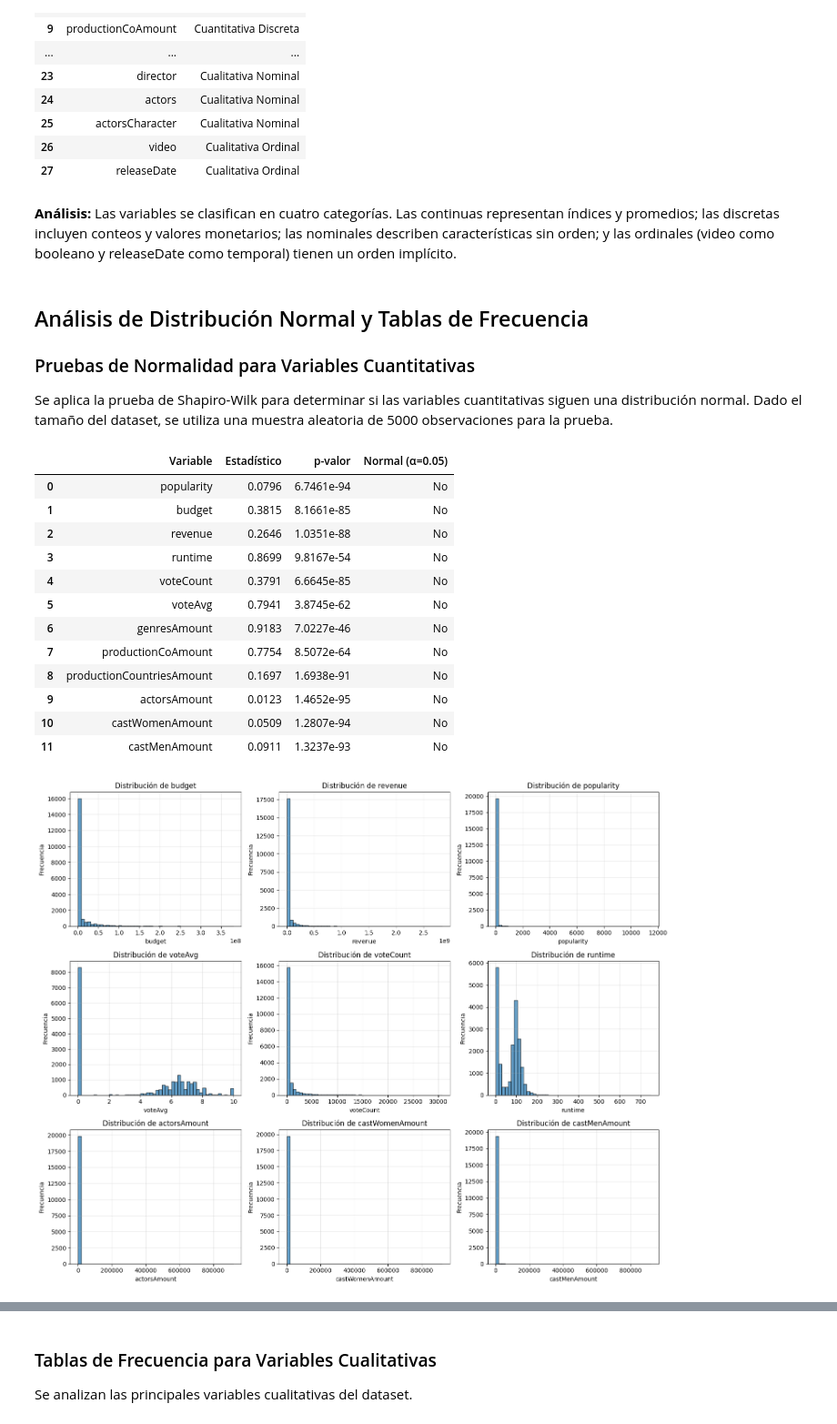
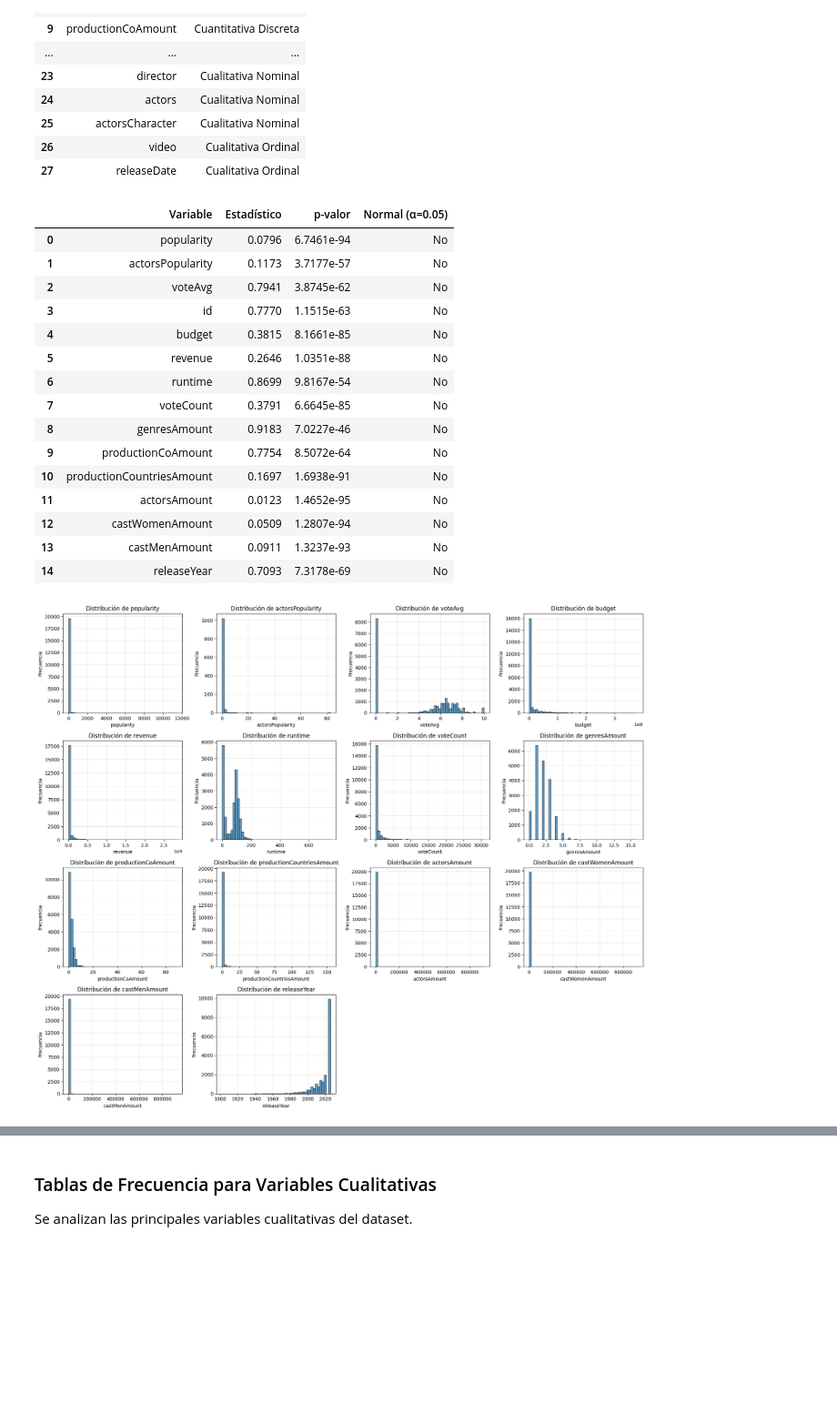
Before and after one commit to nicoCT04/lab-01-md, a Jupyter notebook: lab-1.ipynb, the cells around one changed output, grey strips where cells are left out. Shown at 91% size. Drawn from its saved outputs; the diff is of its cells as text; code cells hidden in the pictures; blank space fills up the shorter version.

Commit message:
Ampliacion de analisis estadistico para todas las variables cuantitativas

```diff
--- a/lab-1.ipynb
+++ b/lab-1.ipynb
@@ -175,19 +173,15 @@ display(clasificacion_df)
 | 25 | actorsCharacter | Cualitativa Nominal |
 | 26 | video | Cualitativa Ordinal |
 | 27 | releaseDate | Cualitativa Ordinal |
-# %% [markdown]
-**Análisis:** Las variables se clasifican en cuatro categorías. Las continuas representan índices y promedios; las discretas incluyen conteos y valores monetarios; las nominales describen características sin orden; y las ordinales (video como booleano y releaseDate como temporal) tienen un orden implícito.
-# %% [markdown]
-## Análisis de Distribución Normal y Tablas de Frecuencia
-
-### Pruebas de Normalidad para Variables Cuantitativas
-
-Se aplica la prueba de Shapiro-Wilk para determinar si las variables cuantitativas siguen una distribución normal. Dado el tamaño del dataset, se utiliza una muestra aleatoria de 5000 observaciones para la prueba.
 # %%
-# Variables cuantitativas para prueba de normalidad (solo numéricas)
-vars_cuantitativas = ['popularity', 'budget', 'revenue', 'runtime', 'voteCount',
-                      'voteAvg', 'genresAmount', 'productionCoAmount',
-                      'productionCountriesAmount', 'actorsAmount', 'castWomenAmount', 'castMenAmount']
+# Variables cuantitativas para prueba de normalidad (TODAS: continuas + discretas)
+# Continuas: popularity, actorsPopularity, voteAvg
+# Discretas: id, budget, revenue, runtime, voteCount, genresAmount, productionCoAmount,
+#            productionCountriesAmount, actorsAmount, castWomenAmount, castMenAmount, releaseYear
+vars_cuantitativas = ['popularity', 'actorsPopularity', 'voteAvg',  # Continuas
+                      'id', 'budget', 'revenue', 'runtime', 'voteCount',  # Discretas
+                      'genresAmount', 'productionCoAmount', 'productionCountriesAmount',
+                      'actorsAmount', 'castWomenAmount', 'castMenAmount', 'releaseYear']
 
 # Prueba de normalidad con muestra aleatoria
 resultados_normalidad = []
@@ -217,34 +211,44 @@ display(normalidad_df)
 # %% [output]
 |  | Variable | Estadístico | p-valor | Normal (α=0.05) |
 | 0 | popularity | 0.0796 | 6.7461e-94 | No |
-| 1 | budget | 0.3815 | 8.1661e-85 | No |
-| 2 | revenue | 0.2646 | 1.0351e-88 | No |
-| 3 | runtime | 0.8699 | 9.8167e-54 | No |
-| 4 | voteCount | 0.3791 | 6.6645e-85 | No |
-| 5 | voteAvg | 0.7941 | 3.8745e-62 | No |
-| 6 | genresAmount | 0.9183 | 7.0227e-46 | No |
-| 7 | productionCoAmount | 0.7754 | 8.5072e-64 | No |
-| 8 | productionCountriesAmount | 0.1697 | 1.6938e-91 | No |
-| 9 | actorsAmount | 0.0123 | 1.4652e-95 | No |
-| 10 | castWomenAmount | 0.0509 | 1.2807e-94 | No |
-| 11 | castMenAmount | 0.0911 | 1.3237e-93 | No |
+| 1 | actorsPopularity | 0.1173 | 3.7177e-57 | No |
+| 2 | voteAvg | 0.7941 | 3.8745e-62 | No |
+| 3 | id | 0.7770 | 1.1515e-63 | No |
+| 4 | budget | 0.3815 | 8.1661e-85 | No |
+| 5 | revenue | 0.2646 | 1.0351e-88 | No |
+| 6 | runtime | 0.8699 | 9.8167e-54 | No |
+| 7 | voteCount | 0.3791 | 6.6645e-85 | No |
+| 8 | genresAmount | 0.9183 | 7.0227e-46 | No |
+| 9 | productionCoAmount | 0.7754 | 8.5072e-64 | No |
+| 10 | productionCountriesAmount | 0.1697 | 1.6938e-91 | No |
+| 11 | actorsAmount | 0.0123 | 1.4652e-95 | No |
+| 12 | castWomenAmount | 0.0509 | 1.2807e-94 | No |
+| 13 | castMenAmount | 0.0911 | 1.3237e-93 | No |
+| 14 | releaseYear | 0.7093 | 7.3178e-69 | No |
 # %%
-# Histogramas de las principales variables cuantitativas
-fig, axes = plt.subplots(3, 3, figsize=(15, 12))
+# Histogramas de las principales variables cuantitativas (muestra representativa)
+fig, axes = plt.subplots(4, 4, figsize=(18, 15))
 axes = axes.flatten()
 
-vars_principales = ['budget', 'revenue', 'popularity', 'voteAvg', 'voteCount',
-                    'runtime', 'actorsAmount', 'castWomenAmount', 'castMenAmount']
+# Seleccionar variables más relevantes para visualización (evitamos 'id' por ser solo identificador)
+vars_principales = ['popularity', 'actorsPopularity', 'voteAvg',  # Continuas
+                    'budget', 'revenue', 'runtime', 'voteCount',  # Discretas importantes
+                    'genresAmount', 'productionCoAmount', 'productionCountriesAmount',
+                    'actorsAmount', 'castWomenAmount', 'castMenAmount', 'releaseYear']
 
 for idx, var in enumerate(vars_principales):
-    data = df[var].dropna()
+    data = pd.to_numeric(df[var], errors='coerce').dropna()
     axes[idx].hist(data, bins=50, edgecolor='black', alpha=0.7)
     axes[idx].set_title(f'Distribución de {var}')
     axes[idx].set_xlabel(var)
     axes[idx].set_ylabel('Frecuencia')
     axes[idx].grid(True, alpha=0.3)
 
+# Ocultar ejes vacíos
+for idx in range(len(vars_principales), len(axes)):
+    axes[idx].set_visible(False)
+
 plt.tight_layout()
 plt.show()
 # %% [output]
-[figure, old version]
+[figure, new version]
```
Also changed, not shown: parts of 13 cells of this notebook.
